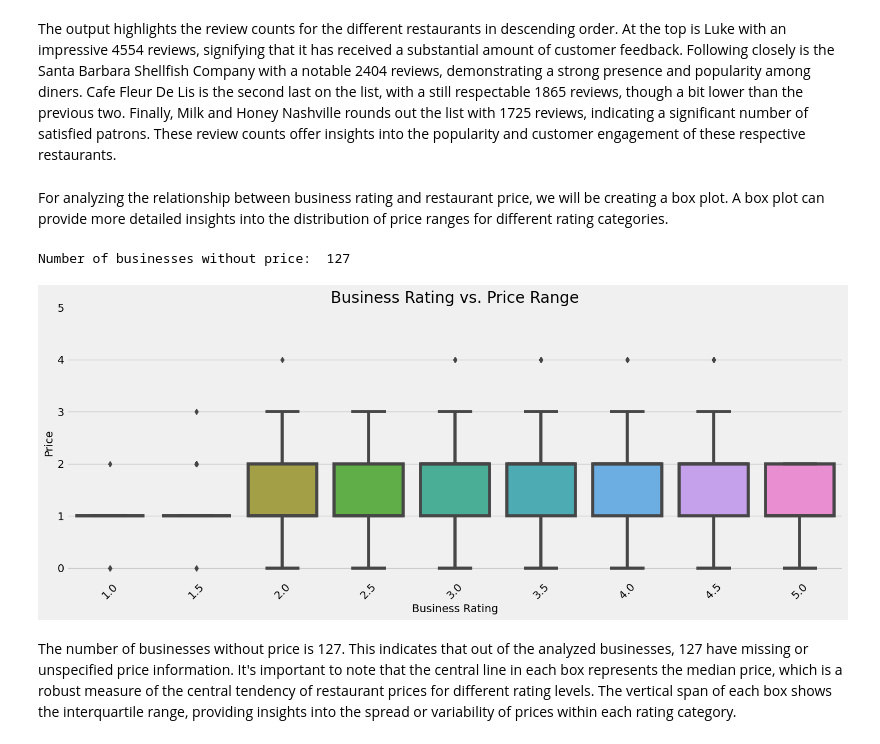
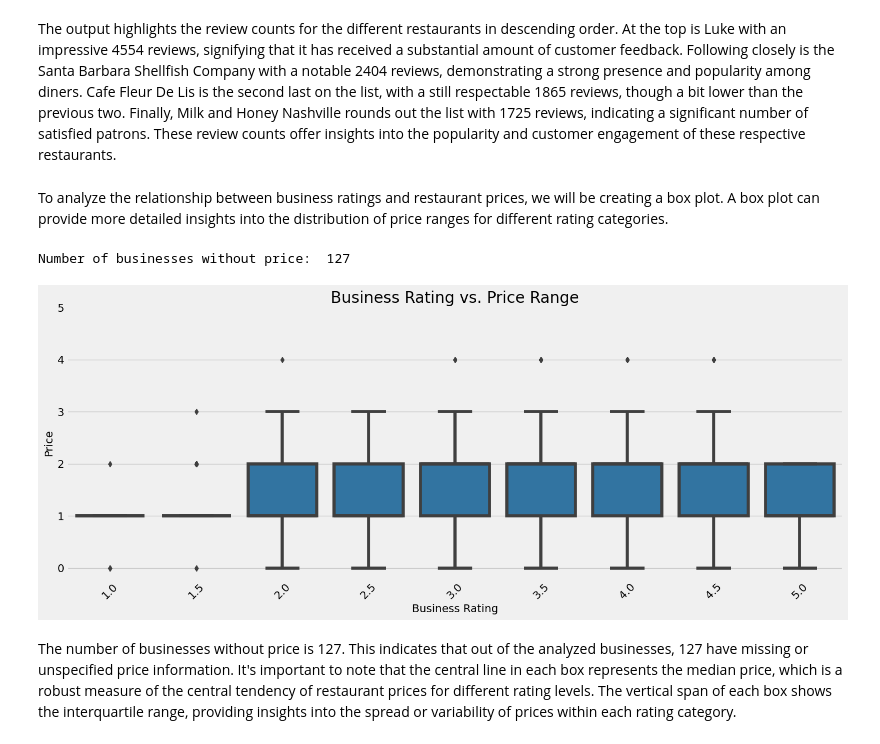
Before and after one commit to sha-ddie/Restaurant-Recommender-System, a Jupyter notebook: student.ipynb, the cells around one changed output. Drawn from its saved outputs; the diff is of its cells as text; code cells hidden in the pictures.

```diff
--- a/student.ipynb
+++ b/student.ipynb
@@ -445,10 +445,10 @@ data.head()
 
 def Price(val):
     """
-    The function takes in a dictionary and extracts the price in the 'RestaurantsPriceRange2' key, else returnsa '0'
+    The function takes in a dictionary as input and extracts the price in the 'RestaurantsPriceRange2' key, else returns a '0'
     if the value if 'Not-Available'
     """
-    # evaluates the attributes values as dictionary because they have the dictionary structure but are of type string
+    # evaluates the values of the attributes as dictionary because they have the dictionary structure but are of type string
     try:
         p = eval(val)['RestaurantsPriceRange2']    # extracts the price values in the pricerange  key
         return int(p)                              # returns the price as interger
@@ -647,29 +647,29 @@ ax.bar_label( ax.containers[0],padding=3, fmt='{:,}');
 # %% [markdown]
 The output highlights the review counts for the different restaurants in descending order. At the top is Luke with an impressive 4554 reviews, signifying that it has received a substantial amount of customer feedback. Following closely is the Santa Barbara Shellfish Company with a notable 2404 reviews, demonstrating a strong presence and popularity among diners. Cafe Fleur De Lis is the second last on the list, with a still respectable 1865 reviews, though a bit lower than the previous two. Finally, Milk and Honey Nashville rounds out the list with 1725 reviews, indicating a significant number of satisfied patrons. These review counts offer insights into the popularity and customer engagement of these respective restaurants.
 # %% [markdown]
-For analyzing the relationship between business rating and restaurant price, we will be creating a box plot. A box plot can provide more detailed insights into the distribution of price ranges for different rating categories.
+To analyze the relationship between business ratings and restaurant prices, we will be creating a box plot. A box plot can provide more detailed insights into the distribution of price ranges for different rating categories.
 # %%
 # Data preprocessing: Drop duplicate businesses and extract prices
 df = data.drop_duplicates('business_id')
 
 # Count and print the number of businesses without price information
 print("Number of businesses without price: ", sum([1 for i in df.price.values if i == 0]))
 
 # Create a box plot
 fig, ax = plt.subplots(figsize=(16, 6))
-sns.boxplot(x='b/s_rating', y='price', data=df, ax=ax)
+sns.boxplot(x='b/s_rating', y='price', data=df, ax=ax,color='tab:blue')
 ax.set_xlabel("Business Rating")
 ax.set_ylabel("Price")
 ax.set_yticks([0, 1, 2, 3, 4, 5])
 
 # Rotate x-axis labels for better readability
 ax.set_xticklabels(ax.get_xticklabels(), rotation=45)
 ax.set_title("Business Rating vs. Price Range")
 
 plt.show()
 # %% [output]
 Number of businesses without price:  127
-[figure, old version]
+[figure, new version]
 # %% [markdown]
 The number of businesses without price is 127. This indicates that out of the analyzed businesses, 127 have missing or unspecified price information. It's important to note that the central line in each box represents the median price, which is a robust measure of the central tendency of restaurant prices for different rating levels. The vertical span of each box shows the interquartile range, providing insights into the spread or variability of prices within each rating category.
 # %% [markdown]
```
Also changed, not shown: parts of 72 cells of this notebook, 1 other file.
